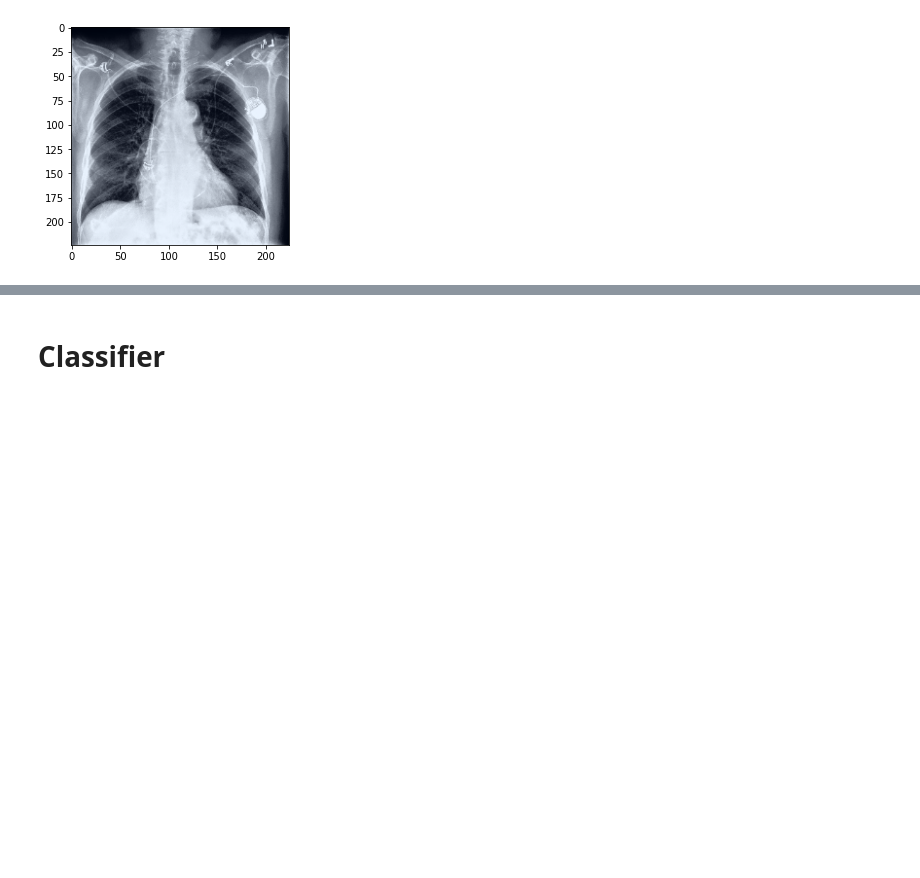
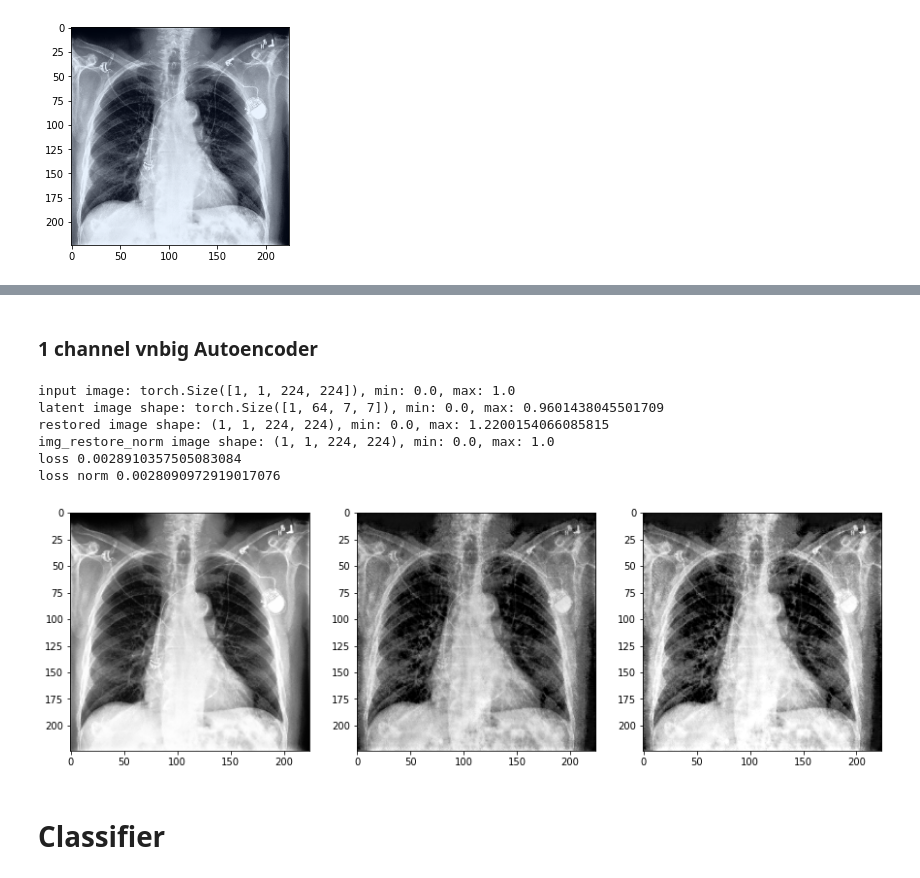
Before and after one commit to florianjuengermann/local-counterfactuals, a Jupyter notebook: XRV_Autoencoder.ipynb, the cells around one changed output, grey strips where cells are left out. Drawn from its saved outputs; the diff is of its cells as text; code cells hidden in the pictures; blank space fills up the shorter version.

```diff
--- a/XRV_Autoencoder.ipynb
+++ b/XRV_Autoencoder.ipynb
@@ -370,3 +170,43 @@ ax[1].imshow(img_restore[0], cmap='Greys_r')
+# %% [markdown]
+### 1 channel vnbig Autoencoder
+# %%
+
+from models.ae_1channel_vinbig import SegNet, segnetDown2, segnetDown3, conv2DBatchNormRelu, segnetUp2, segnetUp3
+#importlib.reload(models.ae_1channel_vinbig)
+#ae = torch.load("./weights/model_1channel_vinbig.pt",  map_location=device);
+ae = torch.load("./weights/model_1channel_finetuned.pt",  map_location=device);
+ae.eval()
+print(f"input image: {img_01.shape}, min: {img_01.min()}, max: {img_01.max()}")
+
+
+z, add = ae.encode(img_01)
+print(f"latent image shape: {z.shape}, min: {z.min()}, max: {z.max()}")
+img_restore = ae.decode(z, add).detach().numpy()
+print(f"restored image shape: {img_restore.shape}, min: {img_restore.min()}, max: {img_restore.max()}")
+
+img_restore_norm = img_restore.copy()
+img_restore_norm[img_restore_norm>1] = 1
+#img_restore_norm = (img_restore_norm - img_restore_norm.min()) / (img_restore_norm.max() - img_restore_norm.min())
+print(f"img_restore_norm image shape: {img_restore_norm.shape}, min: {img_restore_norm.min()}, max: {img_restore_norm.max()}")
+
+img_01_np = img_01.cpu().detach().numpy()
+
+print(f"loss {np.mean((img_restore - img_01_np)**2)}")
+print(f"loss norm {np.mean((img_restore_norm - img_01_np)**2)}")
+
+
+fig, ax = plt.subplots(1,3, figsize=(15, 10))
+ax[0].imshow(xrv_img[0, 0], cmap='Greys_r')
+ax[1].imshow(img_restore[0, 0], cmap='Greys_r')
+ax[2].imshow(img_restore_norm[0, 0], cmap='Greys_r');
+# %% [output]
+input image: torch.Size([1, 1, 224, 224]), min: 0.0, max: 1.0
+latent image shape: torch.Size([1, 64, 7, 7]), min: 0.0, max: 0.9601438045501709
+restored image shape: (1, 1, 224, 224), min: 0.0, max: 1.2200154066085815
+img_restore_norm image shape: (1, 1, 224, 224), min: 0.0, max: 1.0
+loss 0.0028910357505083084
+loss norm 0.0028090972919017076
+[figure, added]
 # %% [markdown]
 # Classifier
 # %%
```
Also changed, not shown: parts of 21 cells of this notebook, 3 other files.
